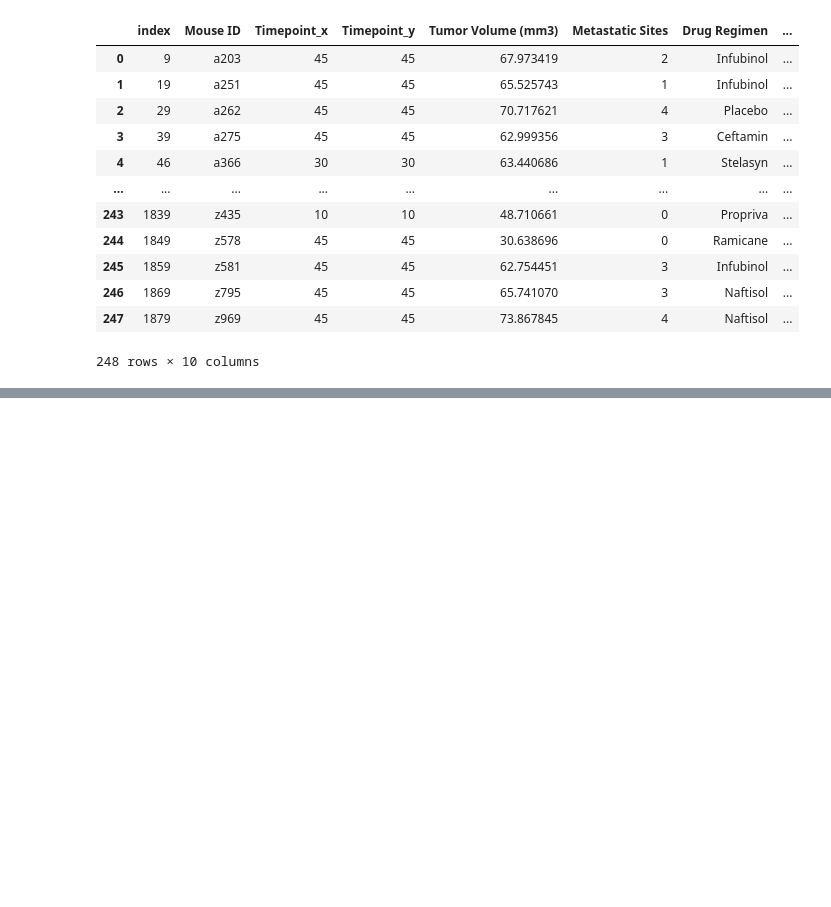
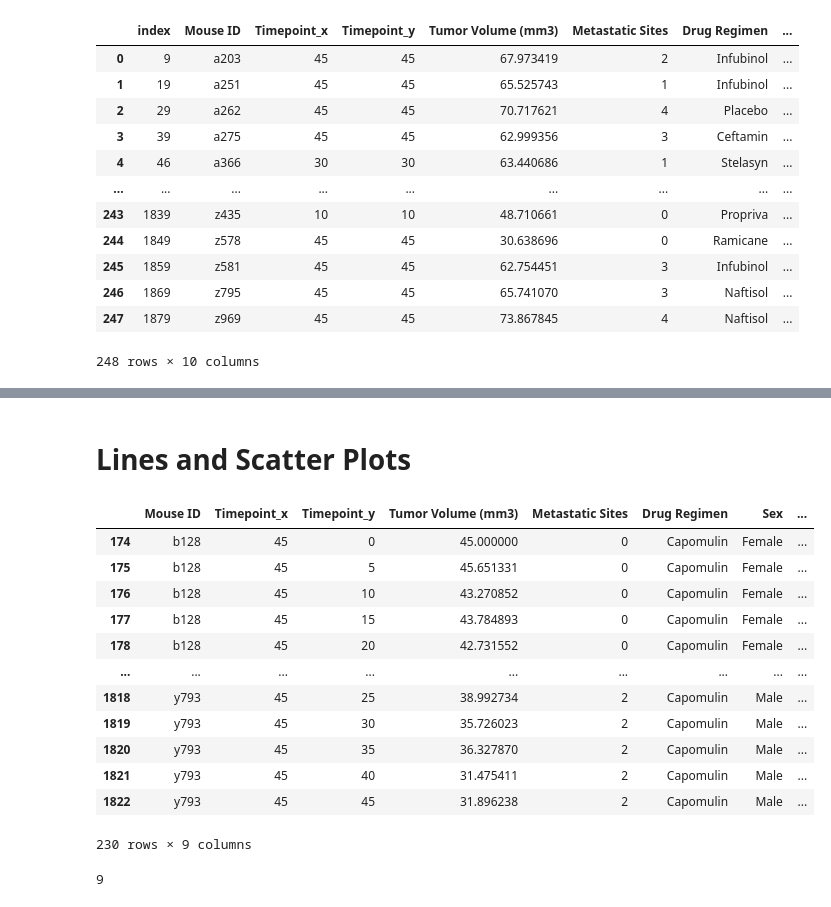
Before and after one commit to gburlew/module-5-challenge, a Jupyter notebook: main.ipynb, the cells around one changed output, grey strips where cells are left out. Drawn from its saved outputs; the diff is of its cells as text; code cells hidden in the pictures; blank space fills up the shorter version.

```diff
--- a/main.ipynb
+++ b/main.ipynb
@@ -241,0 +224,23 @@ Name: Tumor Volume (mm3), dtype: float64]
+# %% [markdown]
+# Lines and Scatter Plots
+# %%
+single_mouse = tumor_vol_merge[tumor_vol_merge["Drug Regimen"] == "Capomulin"]
+single_mouse
+# %% [output]
+|  | Mouse ID | Timepoint_x | Timepoint_y | Tumor Volume (mm3) | Metastatic Sites | Drug Regimen | Sex | ... |
+| 174 | b128 | 45 | 0 | 45.000000 | 0 | Capomulin | Female | ... |
+| 175 | b128 | 45 | 5 | 45.651331 | 0 | Capomulin | Female | ... |
+| 176 | b128 | 45 | 10 | 43.270852 | 0 | Capomulin | Female | ... |
+| 177 | b128 | 45 | 15 | 43.784893 | 0 | Capomulin | Female | ... |
+| 178 | b128 | 45 | 20 | 42.731552 | 0 | Capomulin | Female | ... |
+| ... | ... | ... | ... | ... | ... | ... | ... | ... |
+| 1818 | y793 | 45 | 25 | 38.992734 | 2 | Capomulin | Male | ... |
+| 1819 | y793 | 45 | 30 | 35.726023 | 2 | Capomulin | Male | ... |
+| 1820 | y793 | 45 | 35 | 36.327870 | 2 | Capomulin | Male | ... |
+| 1821 | y793 | 45 | 40 | 31.475411 | 2 | Capomulin | Male | ... |
+| 1822 | y793 | 45 | 45 | 31.896238 | 2 | Capomulin | Male | ... |
+230 rows × 9 columns
+# %%
+single_mouse["Weight (g)"].nunique()
+# %% [output]
+9
```
Also changed, not shown: parts of 8 cells of this notebook.
